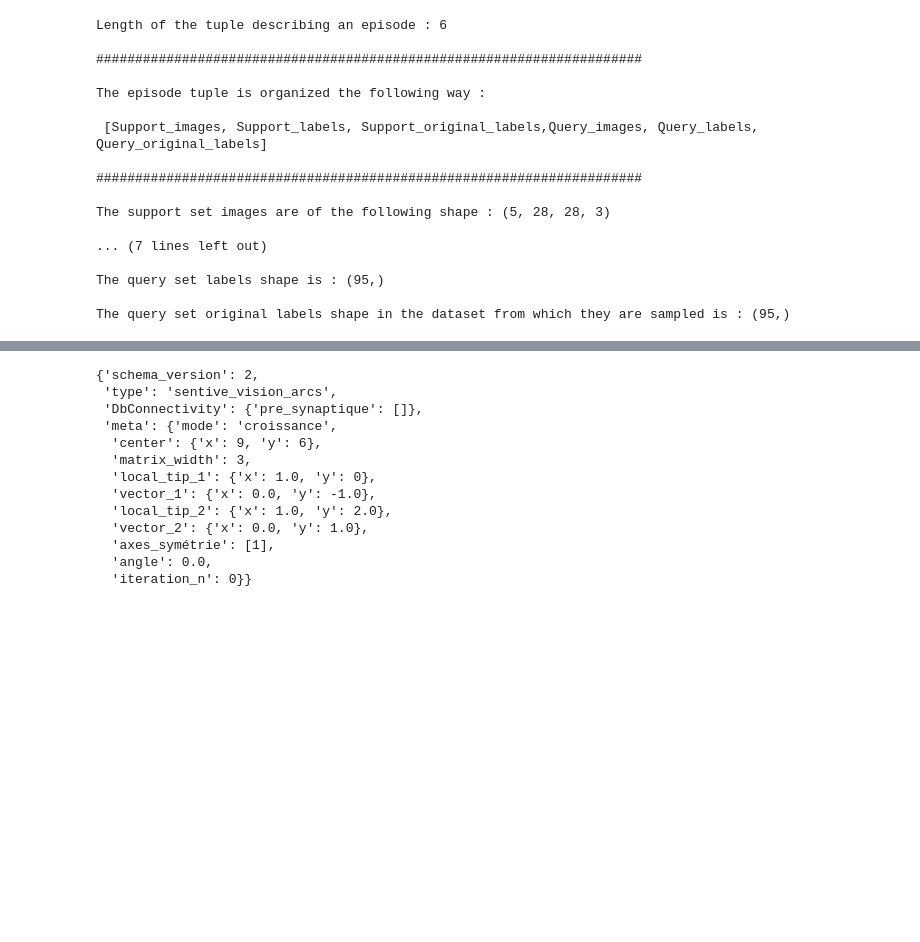
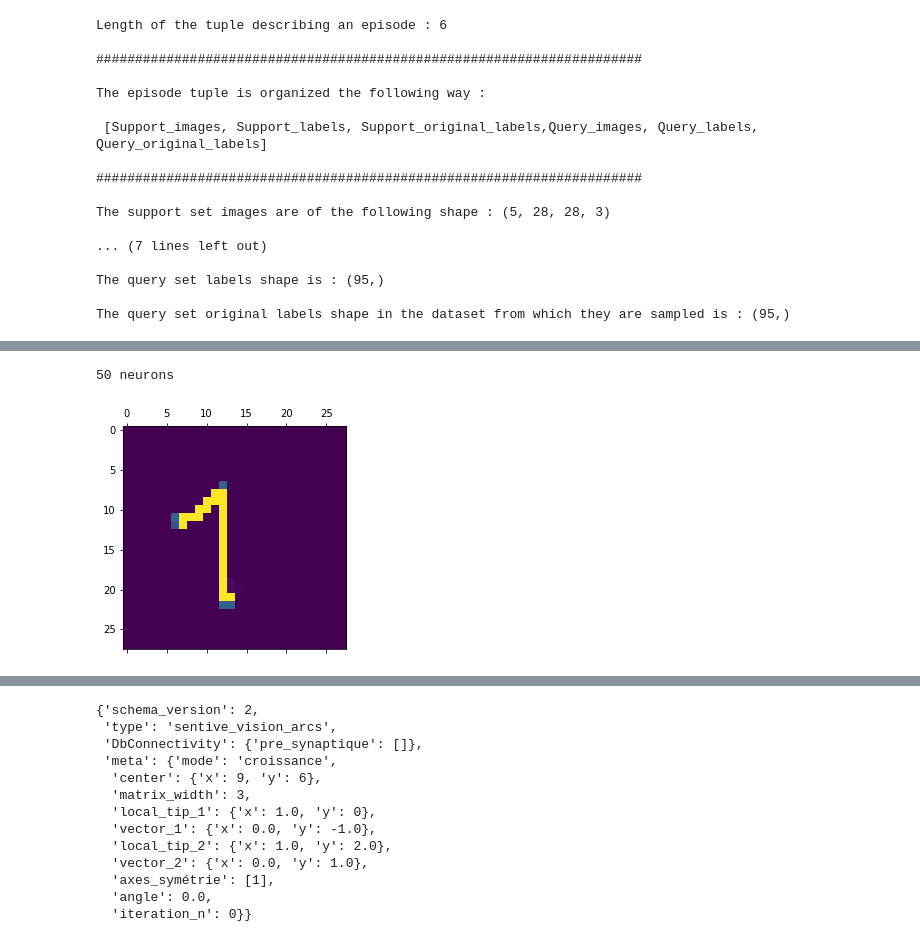
Before and after one commit to oliviermanette/metadl, a Jupyter notebook: starting_kit/sandbox_flod.ipynb, the cells around one changed output, grey strips where cells are left out. Cells and saved outputs as stored; diff of their text form; code cells hidden in the pictures; blank space fills up the shorter version.

```diff
--- a/starting_kit/sandbox_flod.ipynb
+++ b/starting_kit/sandbox_flod.ipynb
@@ -759,0 +1045,5 @@ def get_yokoi_value8(matrix_3):
+# %%
+show_all_fields(0,3)
+# %% [output]
+50 neurons
+[figure, added]
```
Also changed, not shown: parts of 41 cells of this notebook, 1 other file.
